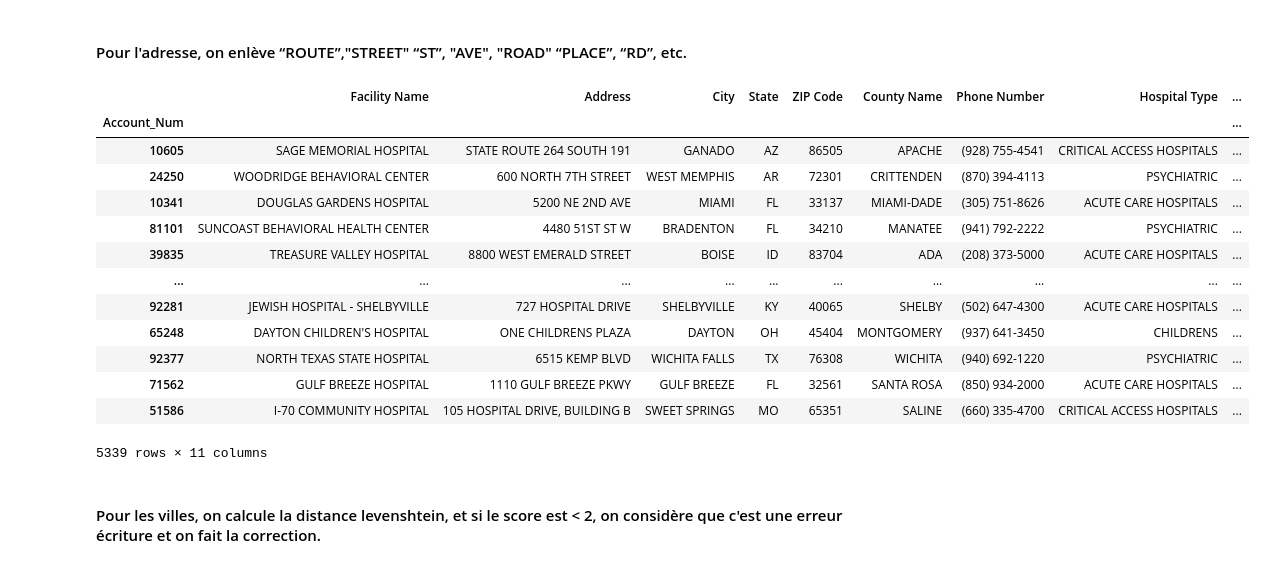
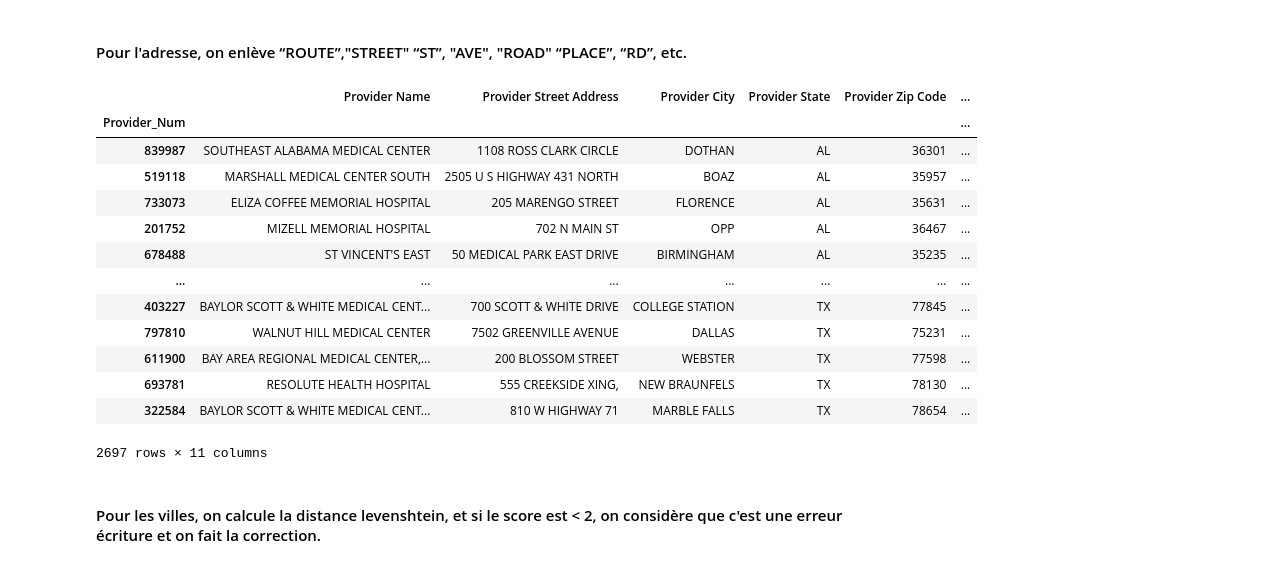
Before and after one commit to tourist-001/Data_Matching_Hospital, a Jupyter notebook: hospital_standardisation.ipynb, the cells around one changed output. Saved outputs shown, nothing was run; the diff lists cells and outputs as text; code cells hidden in the pictures.

```diff
--- a/hospital_standardisation.ipynb
+++ b/hospital_standardisation.ipynb
@@ -36,6 +36,6 @@ Data columns (total 9 columns):
 dtypes: int64(1), object(8)
 memory usage: 417.1+ KB
 # %%
-h2 = pds.read_csv('hospital_1.csv', index_col = 0, sep=',')
+h2 = pds.read_csv('hospital_2.csv', index_col = 0, sep=',')
 h2.head(20)
 # %% [output]
@@ -87,30 +87,30 @@ h1.head(20)
 # %%
 import nltk
 from nltk.tokenize.treebank import TreebankWordDetokenizer
 
 name_stopword = ["ROUTE","STREET", "ST", "AVE", "ROAD", "PLACE", "RD"]
 h1['Address_token'] = h1['Address'].apply(nltk.word_tokenize)
 h1['Address_clean'] = h1['Address_token'].apply(lambda x: [word for word in x if word not in name_stopword])
 h1['Address_clean'] = h1['Address_clean'].apply(TreebankWordDetokenizer().detokenize)
-h2['Address_token'] = h2['Address'].apply(nltk.word_tokenize)
+h2['Address_token'] = h2['Provider Street Address'].apply(nltk.word_tokenize)
 h2['Address_clean'] = h2['Address_token'].apply(lambda x: [word for word in x if word not in name_stopword])
 h2['Address_clean'] = h2['Address_clean'].apply(TreebankWordDetokenizer().detokenize)
 h2
 # %% [output]
-|  | Facility Name | Address | City | State | ZIP Code | County Name | Phone Number | Hospital Type | ... |
-| Account_Num |  |  |  |  |  |  |  |  | ... |
-| 10605 | SAGE MEMORIAL HOSPITAL | STATE ROUTE 264 SOUTH 191 | GANADO | AZ | 86505 | APACHE | (928) 755-4541 | CRITICAL ACCESS HOSPITALS | ... |
-| 24250 | WOODRIDGE BEHAVIORAL CENTER | 600 NORTH 7TH STREET | WEST MEMPHIS | AR | 72301 | CRITTENDEN | (870) 394-4113 | PSYCHIATRIC | ... |
-| 10341 | DOUGLAS GARDENS HOSPITAL | 5200 NE 2ND AVE | MIAMI | FL | 33137 | MIAMI-DADE | (305) 751-8626 | ACUTE CARE HOSPITALS | ... |
-| 81101 | SUNCOAST BEHAVIORAL HEALTH CENTER | 4480 51ST ST W | BRADENTON | FL | 34210 | MANATEE | (941) 792-2222 | PSYCHIATRIC | ... |
-| 39835 | TREASURE VALLEY HOSPITAL | 8800 WEST EMERALD STREET | BOISE | ID | 83704 | ADA | (208) 373-5000 | ACUTE CARE HOSPITALS | ... |
-| ... | ... | ... | ... | ... | ... | ... | ... | ... | ... |
-| 92281 | JEWISH HOSPITAL - SHELBYVILLE | 727 HOSPITAL DRIVE | SHELBYVILLE | KY | 40065 | SHELBY | (502) 647-4300 | ACUTE CARE HOSPITALS | ... |
-| 65248 | DAYTON CHILDREN'S HOSPITAL | ONE CHILDRENS PLAZA | DAYTON | OH | 45404 | MONTGOMERY | (937) 641-3450 | CHILDRENS | ... |
-| 92377 | NORTH TEXAS STATE HOSPITAL | 6515 KEMP BLVD | WICHITA FALLS | TX | 76308 | WICHITA | (940) 692-1220 | PSYCHIATRIC | ... |
-| 71562 | GULF BREEZE HOSPITAL | 1110 GULF BREEZE PKWY | GULF BREEZE | FL | 32561 | SANTA ROSA | (850) 934-2000 | ACUTE CARE HOSPITALS | ... |
-| 51586 | I-70 COMMUNITY HOSPITAL | 105 HOSPITAL DRIVE, BUILDING B | SWEET SPRINGS | MO | 65351 | SALINE | (660) 335-4700 | CRITICAL ACCESS HOSPITALS | ... |
+|  | Provider Name | Provider Street Address | Provider City | Provider State | Provider Zip Code | ... |
+| Provider_Num |  |  |  |  |  | ... |
+| 839987 | SOUTHEAST ALABAMA MEDICAL CENTER | 1108 ROSS CLARK CIRCLE | DOTHAN | AL | 36301 | ... |
+| 519118 | MARSHALL MEDICAL CENTER SOUTH | 2505 U S HIGHWAY 431 NORTH | BOAZ | AL | 35957 | ... |
+| 733073 | ELIZA COFFEE MEMORIAL HOSPITAL | 205 MARENGO STREET | FLORENCE | AL | 35631 | ... |
+| 201752 | MIZELL MEMORIAL HOSPITAL | 702 N MAIN ST | OPP | AL | 36467 | ... |
+| 678488 | ST VINCENT'S EAST | 50 MEDICAL PARK EAST DRIVE | BIRMINGHAM | AL | 35235 | ... |
+| ... | ... | ... | ... | ... | ... | ... |
+| 403227 | BAYLOR SCOTT & WHITE MEDICAL CENT... | 700 SCOTT & WHITE DRIVE | COLLEGE STATION | TX | 77845 | ... |
+| 797810 | WALNUT HILL MEDICAL CENTER | 7502 GREENVILLE AVENUE | DALLAS | TX | 75231 | ... |
+| 611900 | BAY AREA REGIONAL MEDICAL CENTER,... | 200 BLOSSOM STREET | WEBSTER | TX | 77598 | ... |
+| 693781 | RESOLUTE HEALTH HOSPITAL | 555 CREEKSIDE XING, | NEW BRAUNFELS | TX | 78130 | ... |
+| 322584 | BAYLOR SCOTT & WHITE MEDICAL CENT... | 810 W HIGHWAY 71 | MARBLE FALLS | TX | 78654 | ... |
-5339 rows × 11 columns
+2697 rows × 11 columns
 # %% [markdown]
 #### Pour les villes, on calcule la distance levenshtein, et si le score est < 2, on considère que c'est une erreur écriture et on fait la correction.
 # %%
```
Also changed, not shown: parts of 9 cells of this notebook.
